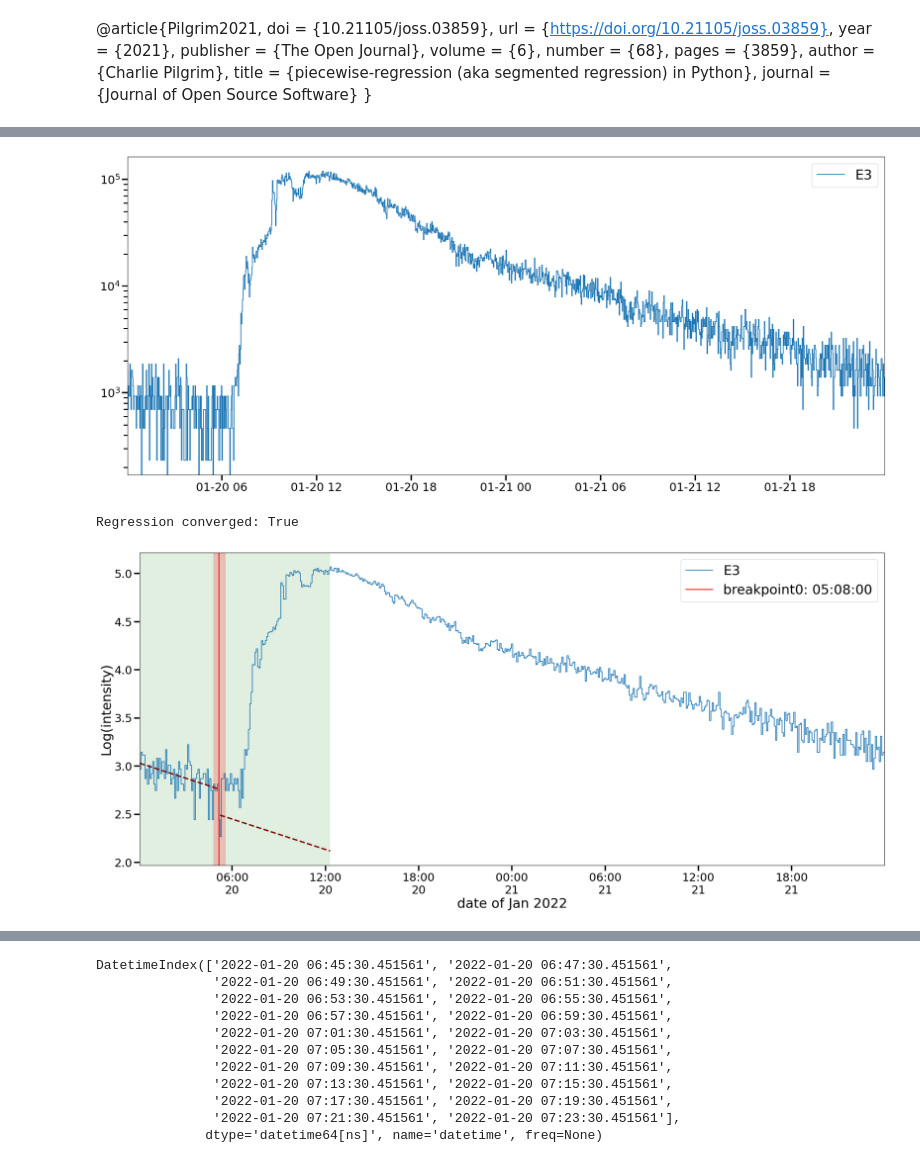
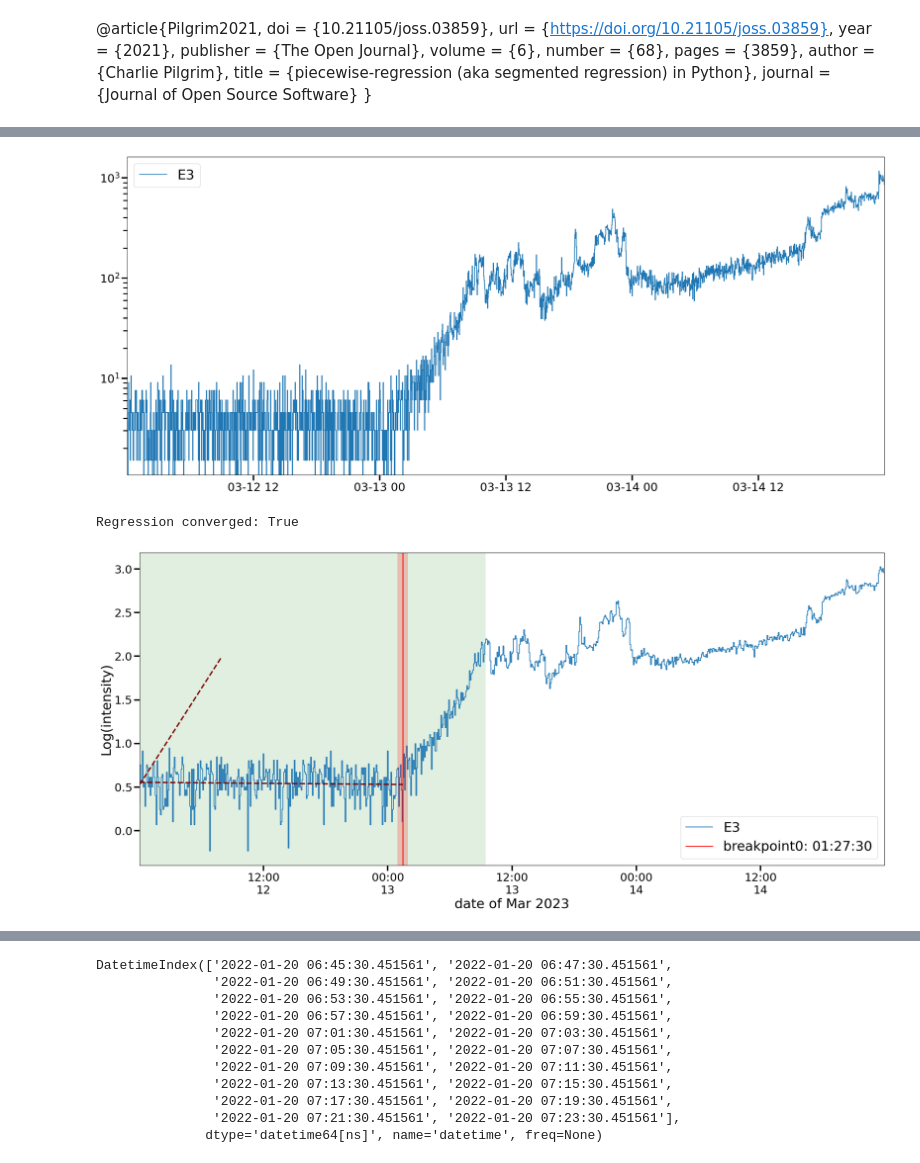
Before and after one commit to Christian-Palmroos/regression_onset_finders, a Jupyter notebook: advanced_testing.ipynb, the cells around one changed output, grey strips where cells are left out. Saved outputs shown, nothing was run; the diff lists cells and outputs as text; code cells hidden in the pictures.

```diff
--- a/advanced_testing.ipynb
+++ b/advanced_testing.ipynb
@@ -32,7 +32,7 @@ index_col_names = ["TimeUTC",
                   "datetime",
                   "datetime"]
 
-index = 2
+index = 0
 
 df = pd.read_csv(f"{path}{filenames[index]}", parse_dates=True, index_col=index_col_names[index])
 # %%
@@ -56,13 +56,13 @@ df
 channel = "E3"
 reg.quicklook(data=df, channel=channel, resample="2 min")
 # %% [output]
-[figure, old version]
+[figure, new version]
 # %%
-results, data = reg.workflow(data=df, channel=channel, window=20, threshold=5, diagnostics=True, breaks=1,
+results, data = reg.workflow(data=df, channel=channel, window=20, threshold=2, diagnostics=True, breaks=1,
                               index_choice="counting_numbers", resample="5 min", plot_style="step")
 # %% [output]
 Regression converged: True
-[figure, old version]
+[figure, new version]
 # %%
 results
 # %% [output]
```
Also changed, not shown: parts of 2 cells of this notebook, 2 other files.
